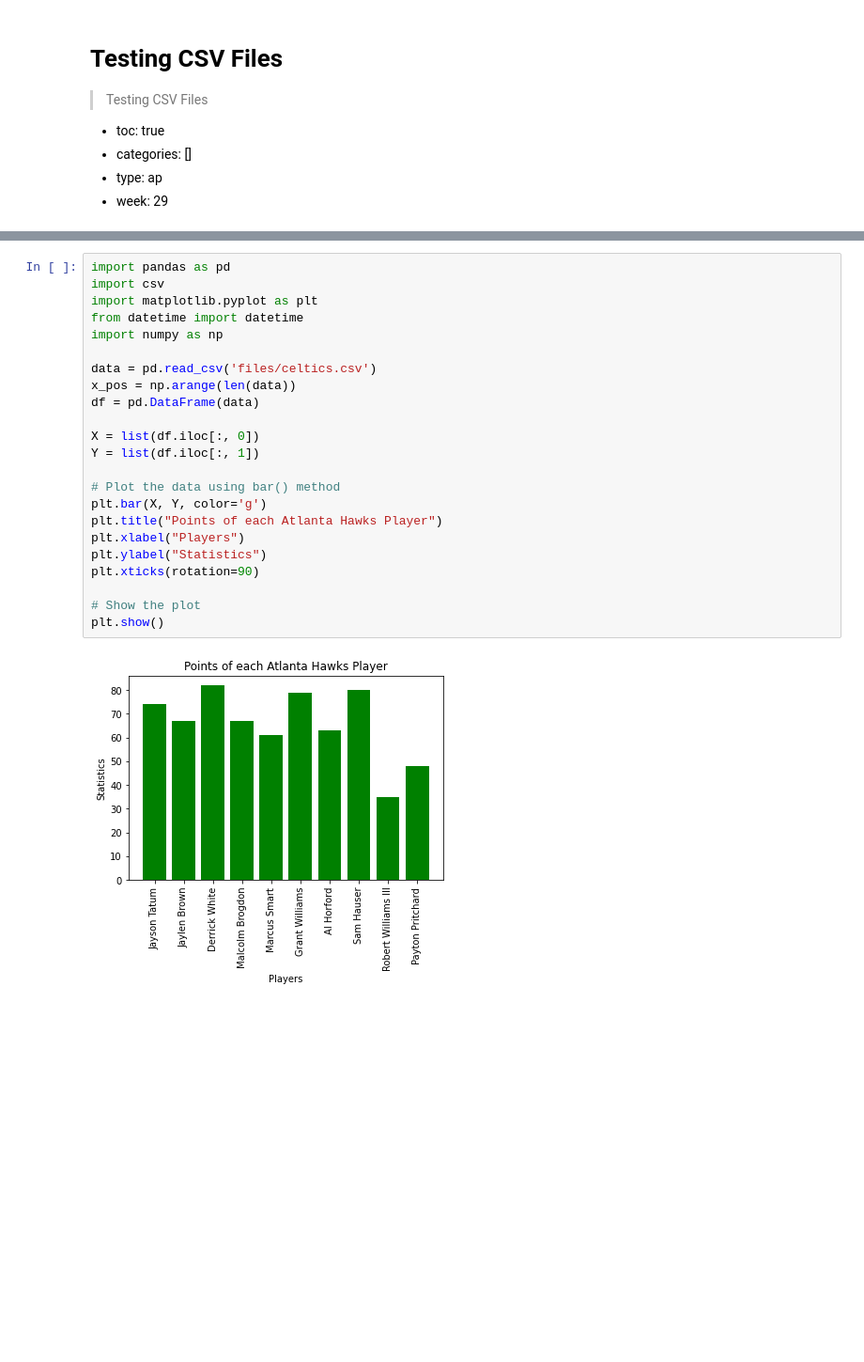
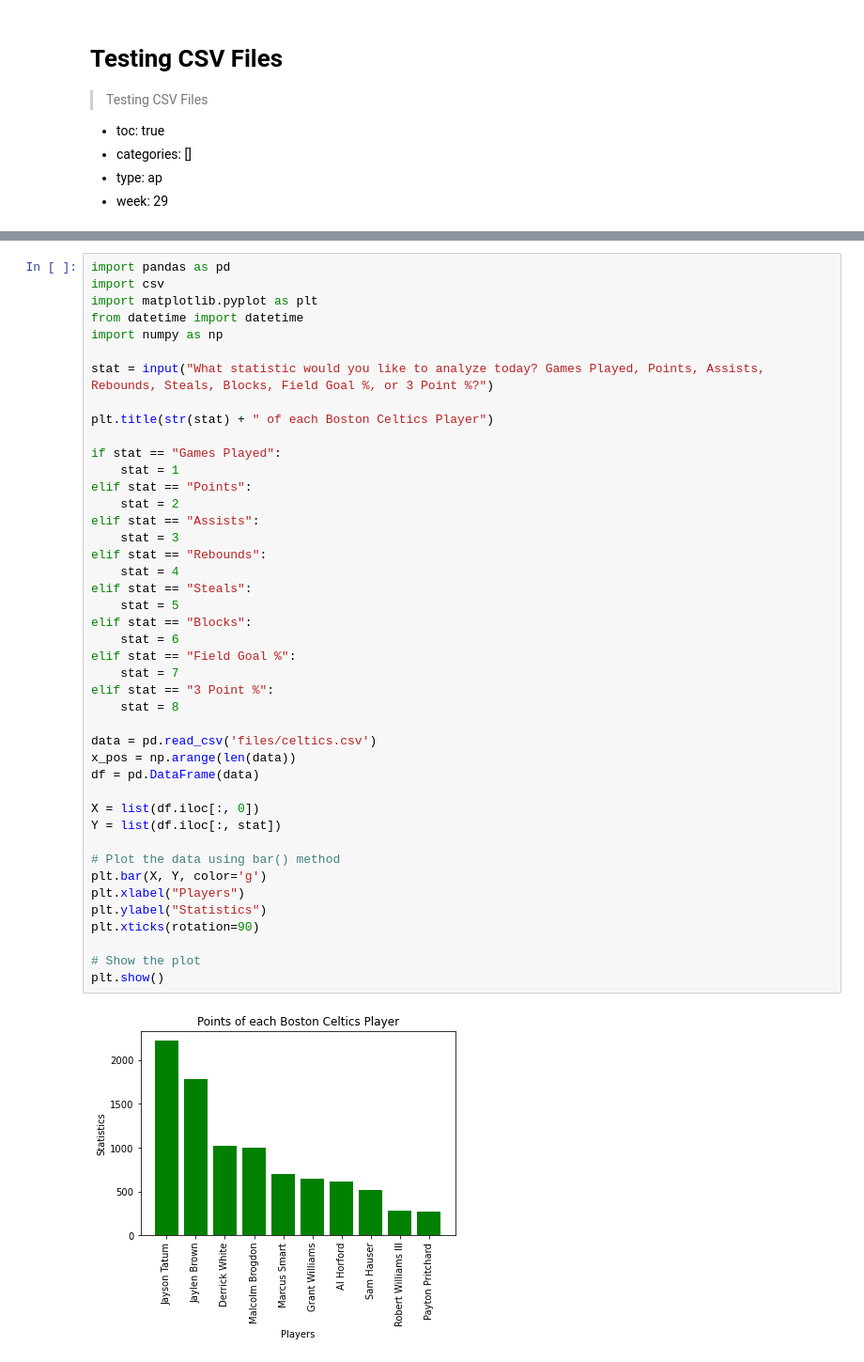
Before and after one commit to rayrayshams/Tri-3, a Jupyter notebook: _notebooks/2023-5-18-TestingCSVFiles.ipynb, the cells around one changed output, grey strips where cells are left out. Shown at 94% size. Drawn from its saved outputs; the diff is of its cells as text; blank space fills up the shorter version.

```diff
--- a/_notebooks/2023-5-18-TestingCSVFiles.ipynb
+++ b/_notebooks/2023-5-18-TestingCSVFiles.ipynb
@@ -8,25 +53,45 @@
 # %%
 import pandas as pd
 import csv
 import matplotlib.pyplot as plt
 from datetime import datetime
 import numpy as np
 
+stat = input("What statistic would you like to analyze today? Games Played, Points, Assists, Rebounds, Steals, Blocks, Field Goal %, or 3 Point %?")
+
+plt.title(str(stat) + " of each Boston Celtics Player")
+
+if stat == "Games Played":
+    stat = 1
+elif stat == "Points":
+    stat = 2
+elif stat == "Assists":
+    stat = 3
+elif stat == "Rebounds":
+    stat = 4
+elif stat == "Steals":
+    stat = 5
+elif stat == "Blocks":
+    stat = 6
+elif stat == "Field Goal %":
+    stat = 7
+elif stat == "3 Point %":
+    stat = 8
+
 data = pd.read_csv('files/celtics.csv')
 x_pos = np.arange(len(data))
 df = pd.DataFrame(data)
 
 X = list(df.iloc[:, 0])
-Y = list(df.iloc[:, 1])
+Y = list(df.iloc[:, stat])
 
 # Plot the data using bar() method
 plt.bar(X, Y, color='g')
-plt.title("Points of each Atlanta Hawks Player")
 plt.xlabel("Players")
 plt.ylabel("Statistics")
 plt.xticks(rotation=90)
 
 # Show the plot
 plt.show()
 # %% [output]
-[figure, old version]
+[figure, new version]
```
Also changed, not shown: parts of 29 cells of this notebook, 1 other file.
